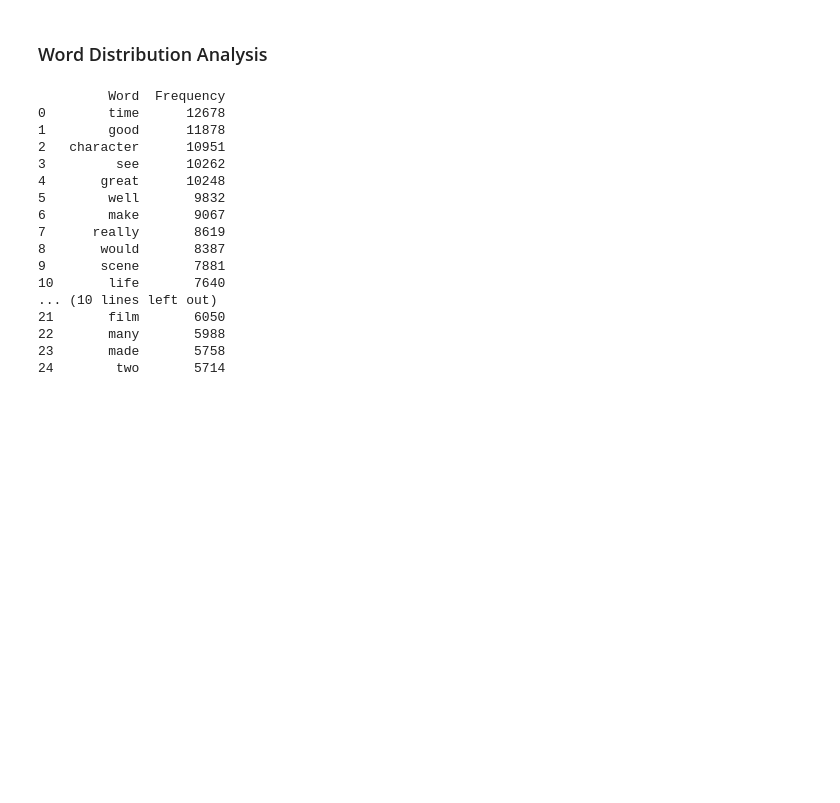
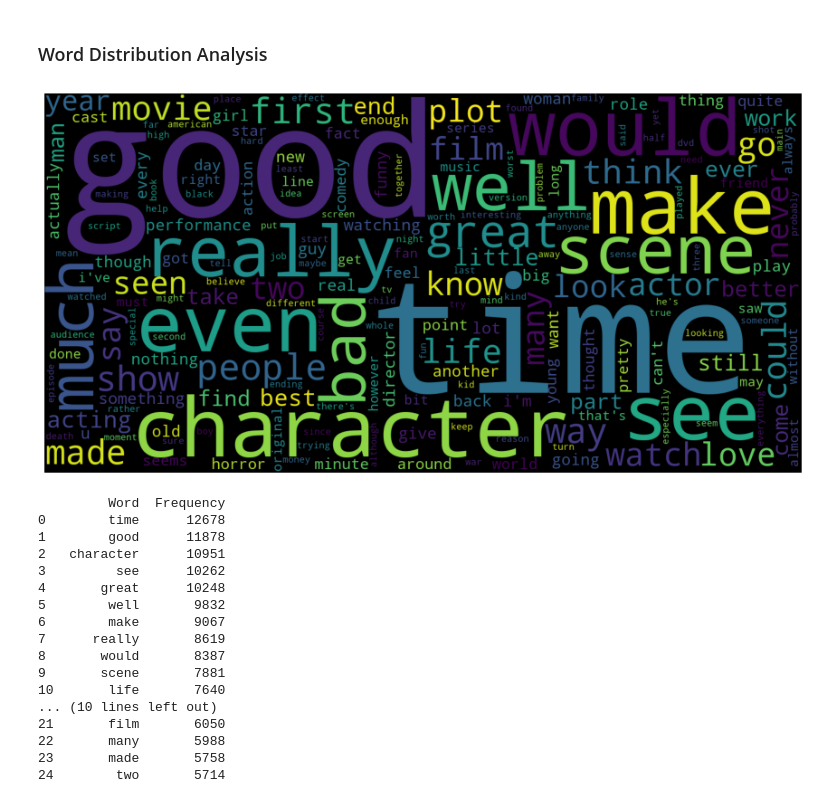
Before and after one commit to benjaminybai/rtsentiment, a Jupyter notebook: Sentiment_Analysis_Notebook.ipynb, the cells around one changed output. Cells and saved outputs as stored; diff of their text form; code cells hidden in the pictures; blank space fills up the shorter version.

```diff
--- a/Sentiment_Analysis_Notebook.ipynb
+++ b/Sentiment_Analysis_Notebook.ipynb
@@ -220,6 +220,21 @@ imdb_reviews_df.head(10)
 | 9 | My Super Ex Girlfriend turned out... | Positive | super ex girlfriend turned pleasa... |
 # %% [markdown]
 ### Word Distribution Analysis
+# %%
+dt_overall = imdb_reviews_df['clean_text']
+
+from collections import Counter
+overall_count = Counter(" ".join(dt_overall).split())
+overall_word_df = pd.DataFrame(overall_count, columns=['Word', 'Frequency'])
+# %%
+wordcloud = WordCloud(width = 1500, height = 750).generate_from_frequencies(overall_count)
+plt.figure(figsize=(15,8))
+plt.imshow(wordcloud)
+plt.axis("off")
+plt.savefig("./images/word_cloud.png",  transparent=True)
+plt.show()
+# %% [output]
+[figure, added]
 # %%
 dt_positive = imdb_reviews_df[imdb_reviews_df['emotion']=='Positive']['clean_text']
 
```
Also changed, not shown: parts of 13 cells of this notebook, 10 other files.
